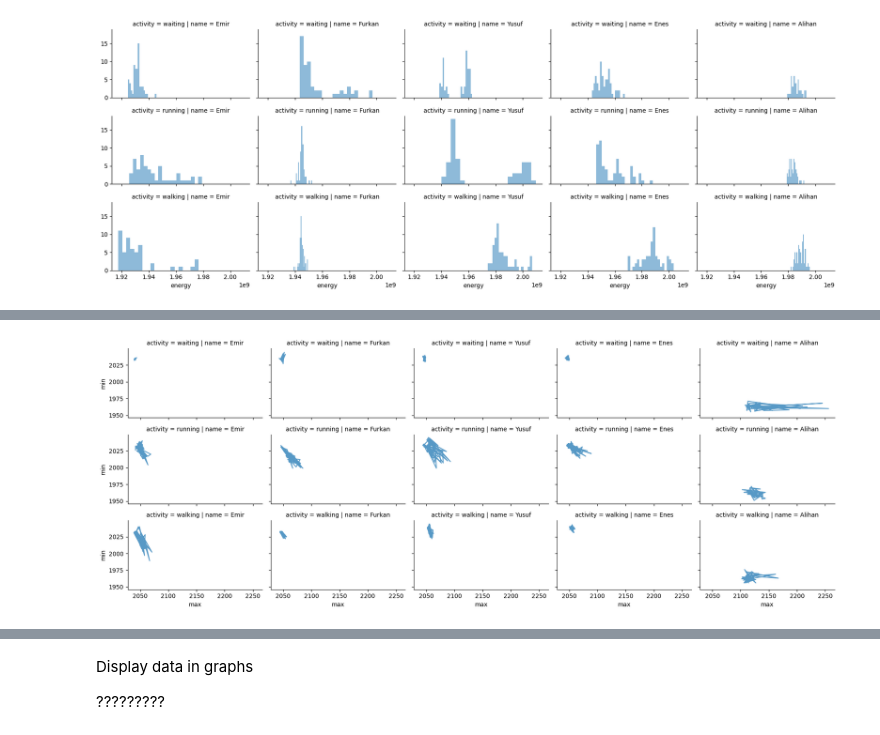
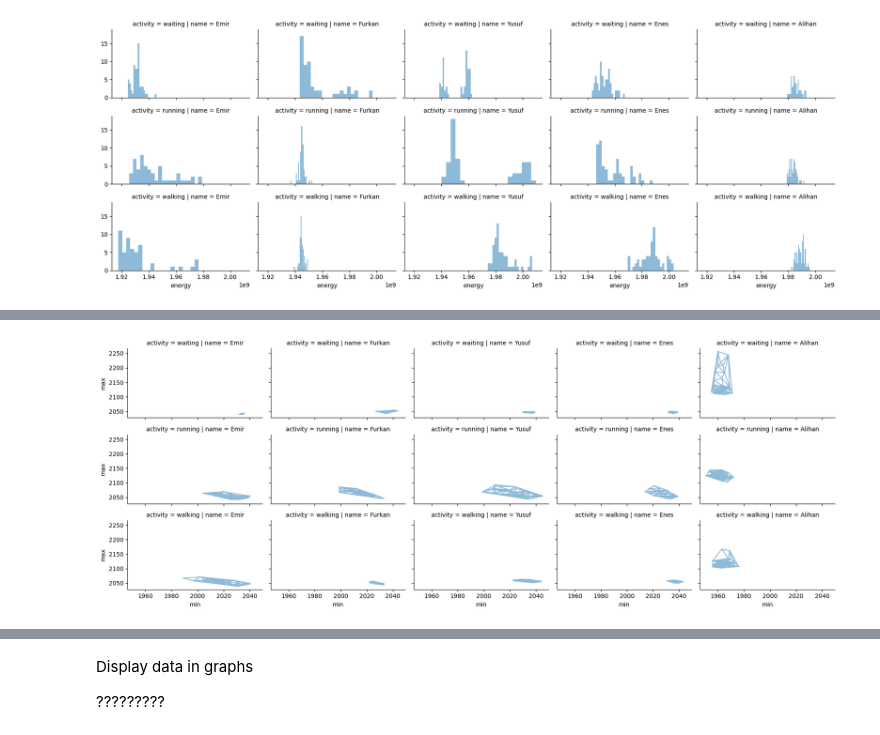
Before and after one commit to SShar195/CSE572GroupProject, a Jupyter notebook: group-project.ipynb, the cells around one changed output, grey strips where cells are left out. Cells and saved outputs as stored; diff of their text form; code cells hidden in the pictures.

```diff
--- a/group-project.ipynb
+++ b/group-project.ipynb
@@ -127,7 +128,7 @@ grid.add_legend();
 # %%
 # grid = sns.FacetGrid(train_df, col='Pclass', hue='Survived')
 grid = sns.FacetGrid(train, col='name', row='activity', height=2.2, aspect=1.6)
-grid.map(plt.plot, 'max', 'min', alpha=.75)
+grid.map(plt.triplot, 'min', 'max', alpha=.5)
 grid.add_legend();
 # %% [output]
-[figure, old version]
+[figure, new version]
```
Also changed, not shown: parts of 4 cells of this notebook.
